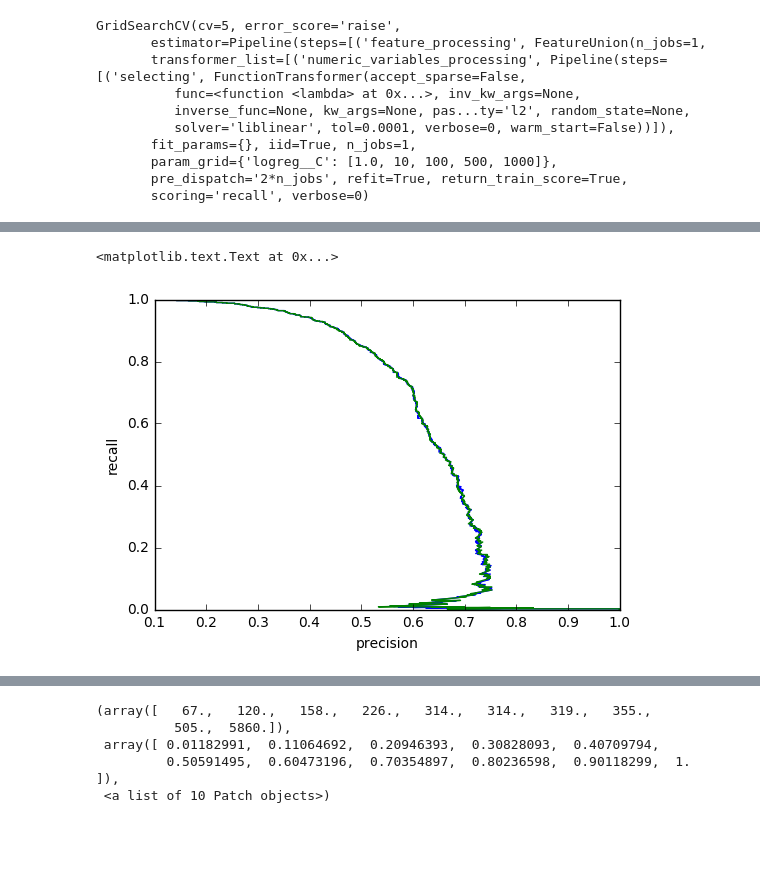
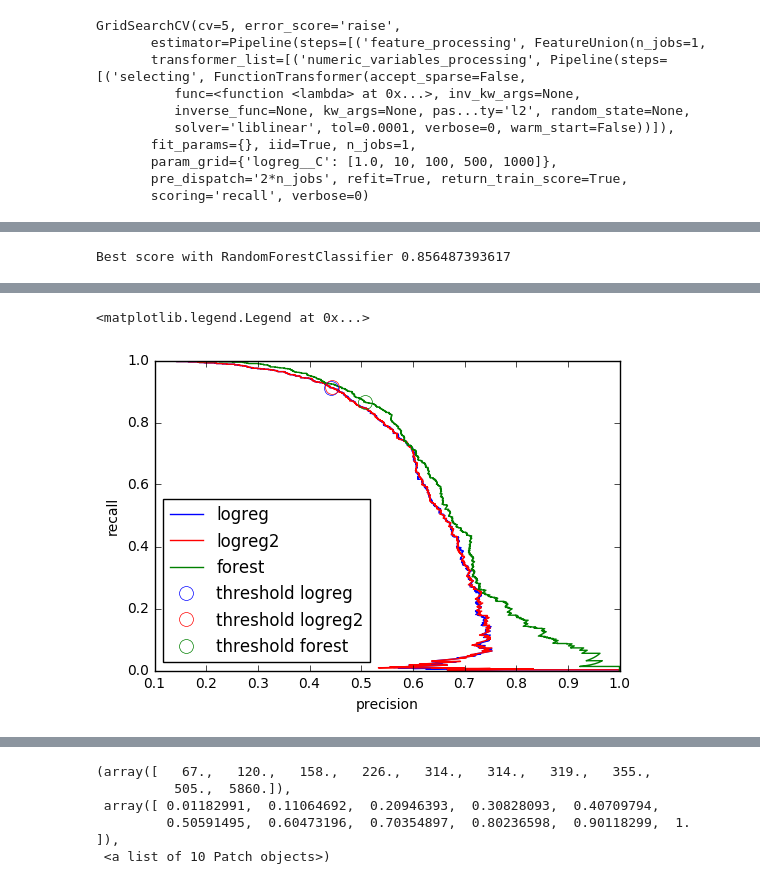
Before and after one commit to disimone/check24_test, a Jupyter notebook: check24_test.ipynb, the cells around one changed output, grey strips where cells are left out. Saved outputs shown, nothing was run; the diff lists cells and outputs as text; code cells hidden in the pictures; blank space fills up the shorter version.

Commit message:
adding custom threshold based on recall

```diff
--- a/check24_test.ipynb
+++ b/check24_test.ipynb
@@ -281,0 +298,18 @@ GridSearchCV(cv=5, error_score='raise',
+# %%
+pipe_forest = Pipeline(steps = [
+    ('feature_processing', FeatureUnion(transformer_list=transformer_list)),
+    ('forest', RandomForestClassifier(class_weight='balanced'))
+    ]
+)
+
+
+grid_forest={
+    'forest__n_estimators':[10,20,50,70,100,200],
+    'forest__min_samples_split':[2,4,6,12,18,24],
+    'forest__criterion':['gini','entropy']
+}
+
+gsearch_forest=GridSearchCV(pipe_forest,grid_forest,cv=5,scoring='recall')
+
+
+gsearch_forest.fit(Xtrain_df.values,Ytrain_df.values)
@@ -282,33 +328,49 @@ GridSearchCV(cv=5, error_score='raise',
+# %%
+print "Best score with RandomForestClassifier",gsearch_forest.best_score_
+print "Best parameters with RandomForestClassifier",gsearch_forest.best_parameters_
+# %% [output]
+Best score with RandomForestClassifier 0.856487393617
 # %%
-print gsearch_logreg.best_params_
-print gsearch_logreg2.best_params_
-
-
-print "Best score with LogisticRegression\n",gsearch_logreg.best_score_
-print "Best score with LogisticRegression2\n",gsearch_logreg2.best_score_
-
-#print "Logistic regression coefficients", gsearch_logreg.best_estimator_.named_steps['logreg'].coef_
-
 
 
 print 'ClassificationReport for LogReg\n',classification_report(Ytest_df.values,gsearch_logreg.predict(Xtest_df.values))
 print 'ClassificationReport for LogReg2\n',classification_report(Ytest_df.values,gsearch_logreg2.predict(Xtest_df.values))
-
+print 'ClassificationReport for Forest\n',classification_report(Ytest_df.values,gsearch_forest.predict(Xtest_df.values))
 
 print 'Confusion matrix for LogReg\n',confusion_matrix(Ytest_df.values,gsearch_logreg.predict(Xtest_df.values))
 print 'Confusion matrix for LogReg2\n',confusion_matrix(Ytest_df.values,gsearch_logreg2.predict(Xtest_df.values))
+print 'Confusion matrix for Forest\n',confusion_matrix(Ytest_df.values,gsearch_forest.predict(Xtest_df.values))
+
 
 precision,recall,thr=precision_recall_curve(Ytest_df.values,gsearch_logreg.decision_function(Xtest_df.values),pos_label=1)
 precision2,recall2,thr2=precision_recall_curve(Ytest_df.values,gsearch_logreg2.decision_function(Xtest_df.values),pos_label=1)
+precisionf,recallf,thrf=precision_recall_curve(Ytest_df.values,gsearch_forest.predict_proba(Xtest_df.values)[:,1],pos_label=1)
+
+# need this to interpret the classes from the forest
+print gsearch_forest.best_estimator_.named_steps['forest'].classes_
+
+# precision = tp / (tp + fp)
+# recall = tp / (tp + fn)
 
 fig=plt.figure()
-
 ax=fig.add_subplot(111)
-ax.plot(precision,recall, label='logreg')
-ax.plot(precision2,recall2, label='logreg2')
+ax.plot(precision,recall, label='logreg',c='b')
+ax.plot(precision2,recall2, label='logreg2',c='r')
+ax.plot(precisionf,recallf, label='forest',c='g')
 ax.set_xlabel('precision')
 ax.set_ylabel('recall')
 
-# precision = tp / (tp + fp)
-# recall = tp / (tp + fn)
+# draw thresholds
+
+# logistic regression has by default threshold at 0, forest at 0.5
+
+default_thr_idx_logreg=np.argmin(np.abs(thr))
+default_thr_idx_logreg2=np.argmin(np.abs(thr2))
+default_thr_idx_forest=np.argmin(np.abs(thrf-0.5))
+
+ax.plot(precision[default_thr_idx_logreg], recall[default_thr_idx_logreg],'o',markersize=10,fillstyle='none',label='threshold logreg',c='b')
+ax.plot(precision2[default_thr_idx_logreg2], recall2[default_thr_idx_logreg2],'o',markersize=10,fillstyle='none',label='threshold logreg2',c='r')
+ax.plot(precisionf[default_thr_idx_forest], recallf[default_thr_idx_forest],'o',markersize=10,fillstyle='none',label='threshold forest',c='g')
+
+ax.legend(loc='lower left',numpoints=1)
 # %% [output]
@@ -332,2 +394,2 @@ Confusion matrix for LogReg2
-<matplotlib.text.Text at 0x...>
+<matplotlib.legend.Legend at 0x...>
-[figure, old version]
+[figure, new version]
```
Also changed, not shown: parts of 11 cells of this notebook.
